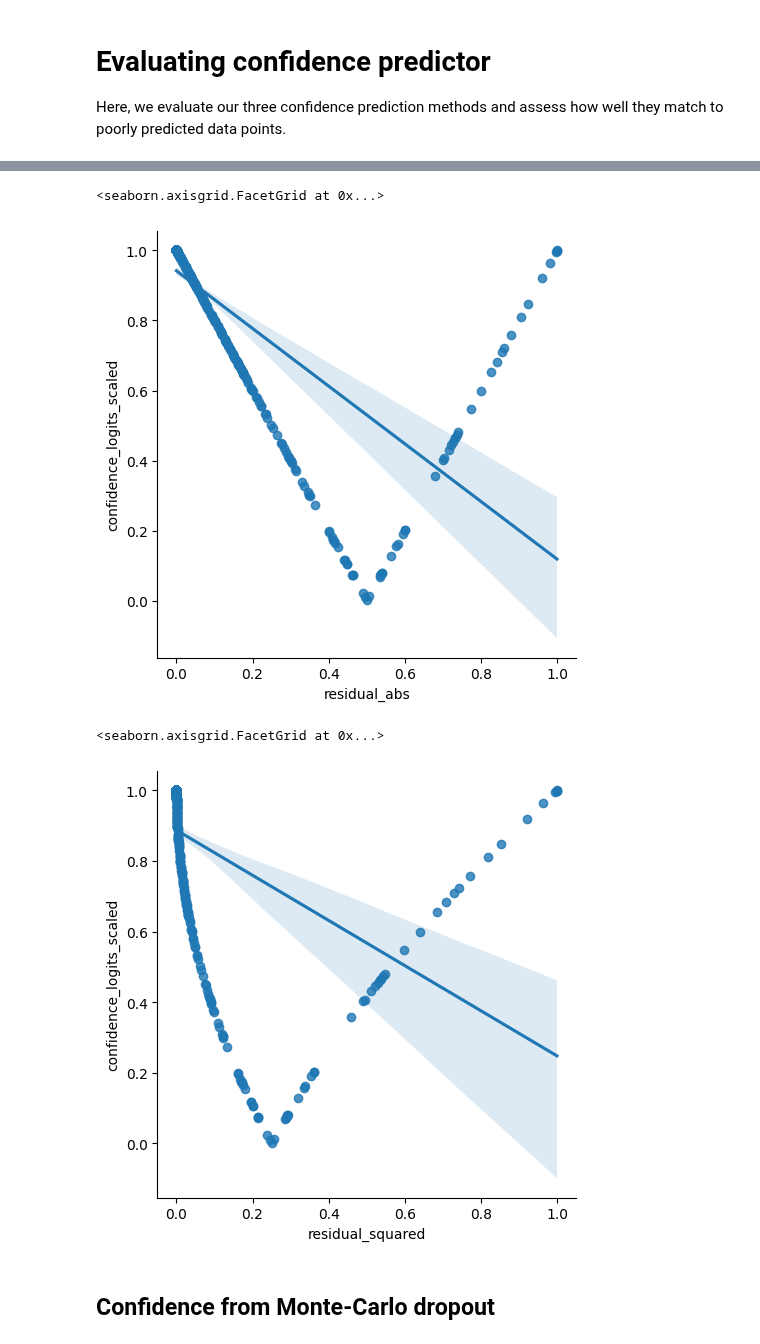
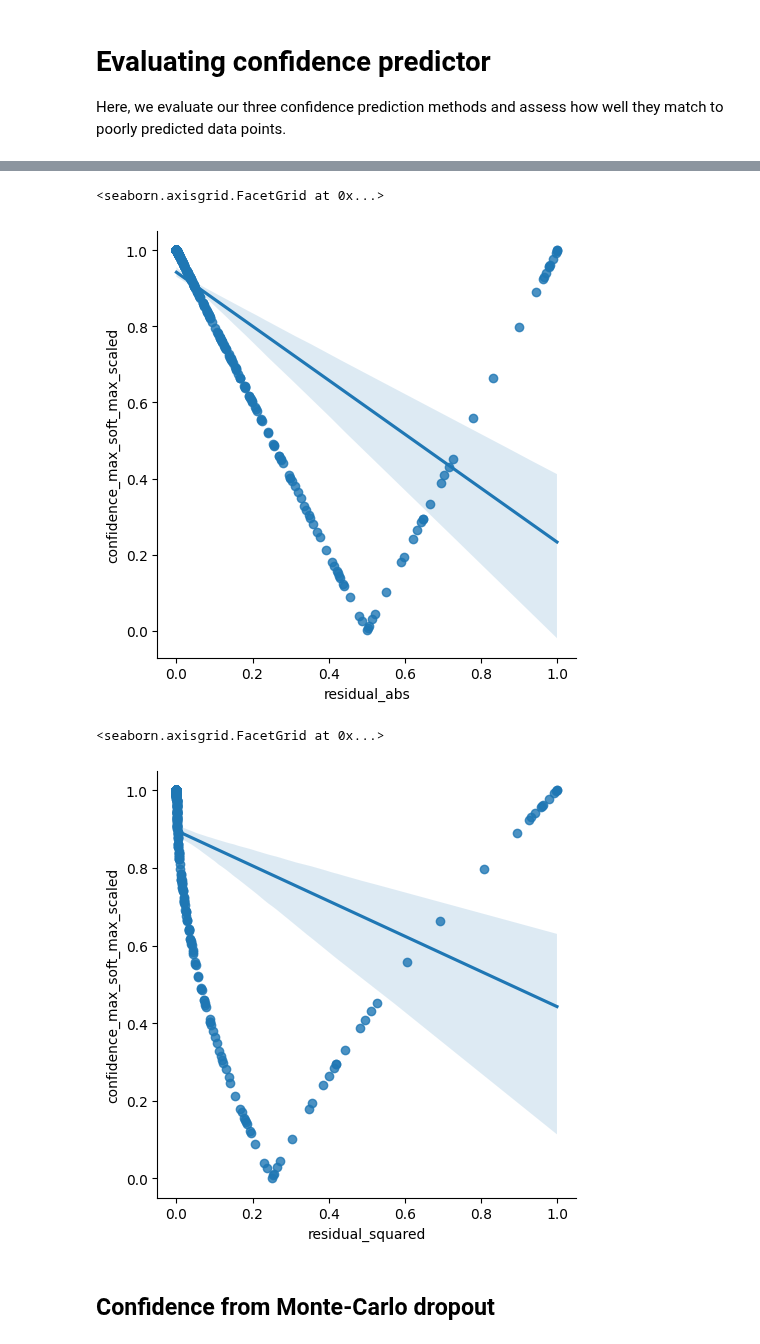
Before and after one commit to benjiemc/tcr-antigen-prediction, a Jupyter notebook: notebooks/evaluate_confidence_predictions.ipynb, the cells around one changed output, grey strips where cells are left out. Drawn from its saved outputs; the diff is of its cells as text; code cells hidden in the pictures.

```diff
--- a/notebooks/evaluate_confidence_predictions.ipynb
+++ b/notebooks/evaluate_confidence_predictions.ipynb
@@ -259,8 +265,14 @@ results['prediction_binary'] = (results['prediction'] > THRESHOLD).apply(int)
 # %%
-results['residual_abs'] = np.abs(results['label'] - results['prediction'])
-results['residual_squared'] = (results['label'] - results['prediction']) ** 2
+results['residual_abs'] = (
+    np.abs(results['binding'] - results['binding_prediction'])
+    + np.abs(results['non_binding'] - results['non_binding_prediction'])
+) / 2
+results['residual_squared'] = (
+    (results['binding'] - results['binding_prediction']) ** 2
+    + (results['non_binding'] - results['non_binding_prediction']) ** 2
+) / 2
 # %%
-results['correct'] = results['prediction_binary'] == results['label']
+results['correct'] = results['prediction_binary'] == results['binding']
 # %%
 results['in_training_data'] = results['fold'] != results['holdout_fold']
 # %%
@@ -282,3 +294,6 @@ sns.barplot(
 # %%
-results['confidence_logits'] = np.max(np.stack([1 - results['prediction'], results['prediction']], axis=1), axis=1)
+results['confidence_max_soft_max'] = np.max(
+    results[['binding_prediction', 'non_binding_prediction']].to_numpy(),
+    axis=1,
+)
 # %%
@@ -299,3 +314,3 @@ sns.boxplot(results, y='confidence_logits', x='in_training_data')
 # %%
-results['confidence_logits_scaled'] = 2 * results['confidence_logits'] - 1
+results['confidence_max_soft_max_scaled'] = 2 * results['confidence_max_soft_max'] - 1
 # %%
@@ -316,13 +331,13 @@ sns.boxplot(results, y='confidence_logits_scaled', x='in_training_data')
 # %%
-sns.lmplot(results.sample(500, random_state=123), x='residual_abs', y='confidence_logits_scaled')
+sns.lmplot(results.sample(500, random_state=123), x='residual_abs', y='confidence_max_soft_max_scaled')
 # %% [output]
 <seaborn.axisgrid.FacetGrid at 0x...>
-[figure, old version]
+[figure, new version]
 # %%
-sns.lmplot(results.sample(500, random_state=123), x='residual_squared', y='confidence_logits_scaled')
+sns.lmplot(results.sample(500, random_state=123), x='residual_squared', y='confidence_max_soft_max_scaled')
 # %% [output]
 <seaborn.axisgrid.FacetGrid at 0x...>
-[figure, old version]
+[figure, new version]
 # %% [markdown]
 ## Confidence from Monte-Carlo dropout
 # %%
```
Also changed, not shown: parts of 29 cells of this notebook, 23 other files.
